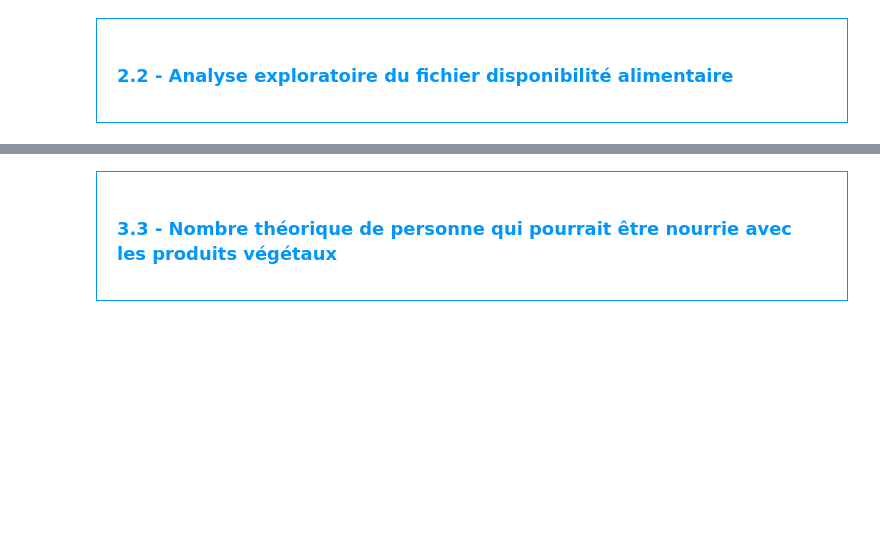
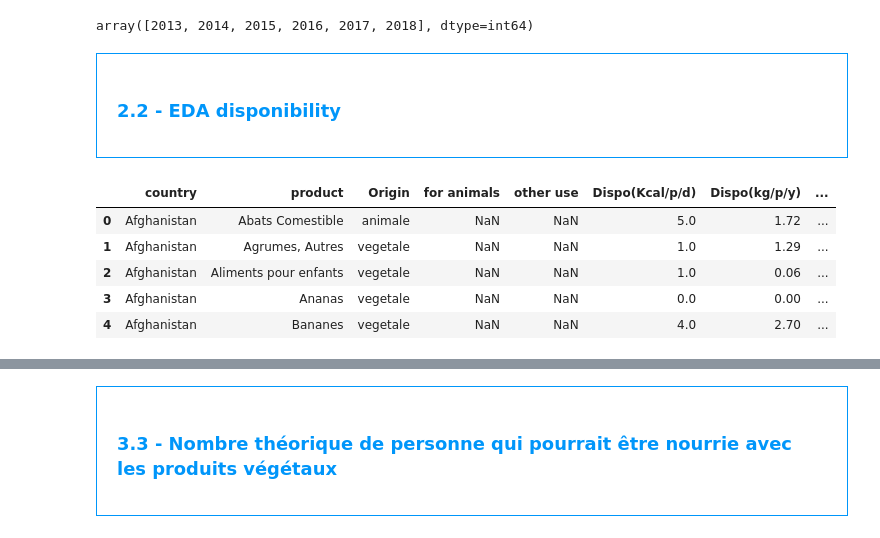
Before and after one commit to zizou47/Data-Science-Projects, a Jupyter notebook: Food, Agriculture Organization (FAO) analysis/analysis.ipynb, the cells around one changed output, grey strips where cells are left out. Saved outputs shown, nothing was run; the diff lists cells and outputs as text; code cells hidden in the pictures; blank space fills up the shorter version.

```diff
--- a/Food, Agriculture Organization (FAO) analysis/analysis.ipynb
+++ b/Food, Agriculture Organization (FAO) analysis/analysis.ipynb
@@ -87,6 +91,17 @@ Le tableau comporte 3 colonne(s)
+# %%
+population.year.unique()
+# %% [output]
+array([2013, 2014, 2015, 2016, 2017, 2018], dtype=int64)
 # %% [markdown]
 <div style="border: 1px solid RGB(0,150,250);" >
-<h3 style="margin: auto; padding: 20px; color: RGB(0,150,250); ">2.2 - Analyse exploratoire du fichier disponibilité alimentaire</h3>
+<h3 style="margin: auto; padding: 20px; color: RGB(0,150,250); ">2.2 - EDA disponibility</h3>
 </div>
 # %%
-#Afficher les dimensions du dataset
+disponibility.head()
+# %% [output]
+|  | country | product | Origin | for animals | other use | Dispo(Kcal/p/d) | Dispo(kg/p/y) | ... |
+| 0 | Afghanistan | Abats Comestible | animale | NaN | NaN | 5.0 | 1.72 | ... |
+| 1 | Afghanistan | Agrumes, Autres | vegetale | NaN | NaN | 1.0 | 1.29 | ... |
+| 2 | Afghanistan | Aliments pour enfants | vegetale | NaN | NaN | 1.0 | 0.06 | ... |
+| 3 | Afghanistan | Ananas | vegetale | NaN | NaN | 0.0 | 0.00 | ... |
+| 4 | Afghanistan | Bananes | vegetale | NaN | NaN | 4.0 | 2.70 | ... |
```
Also changed, not shown: parts of 71 cells of this notebook, 7 other files.
